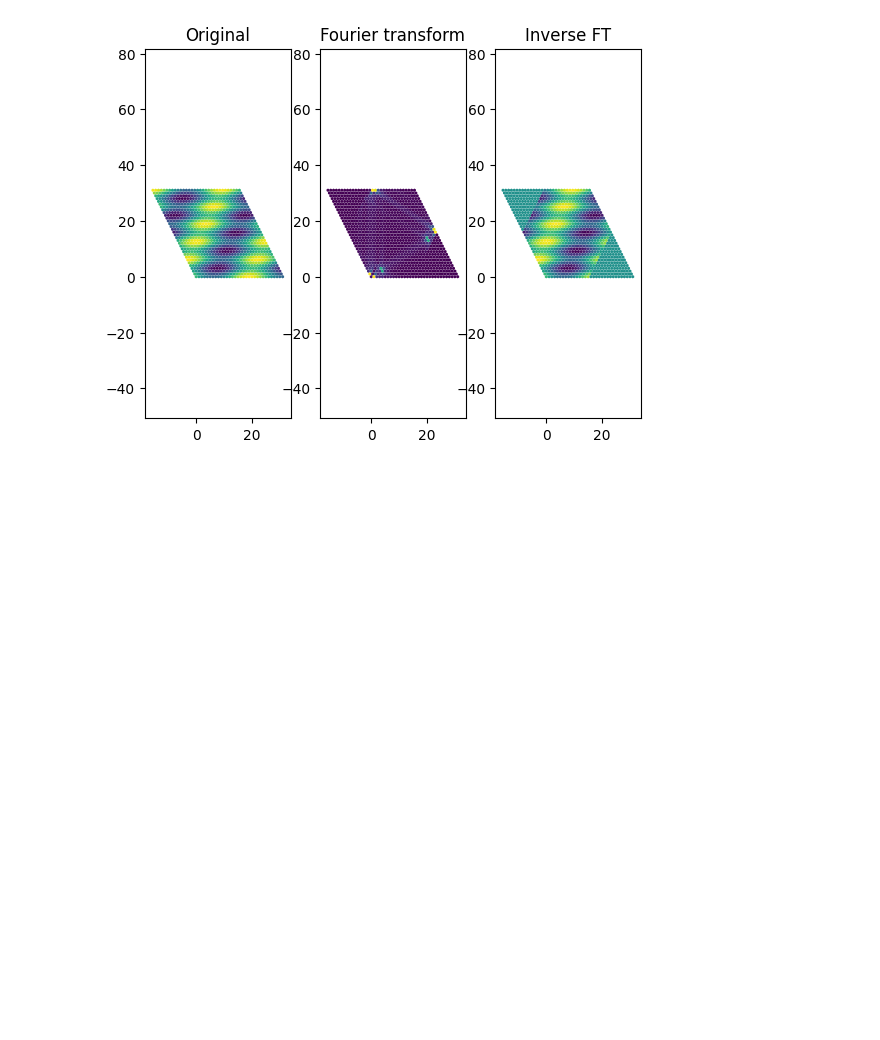
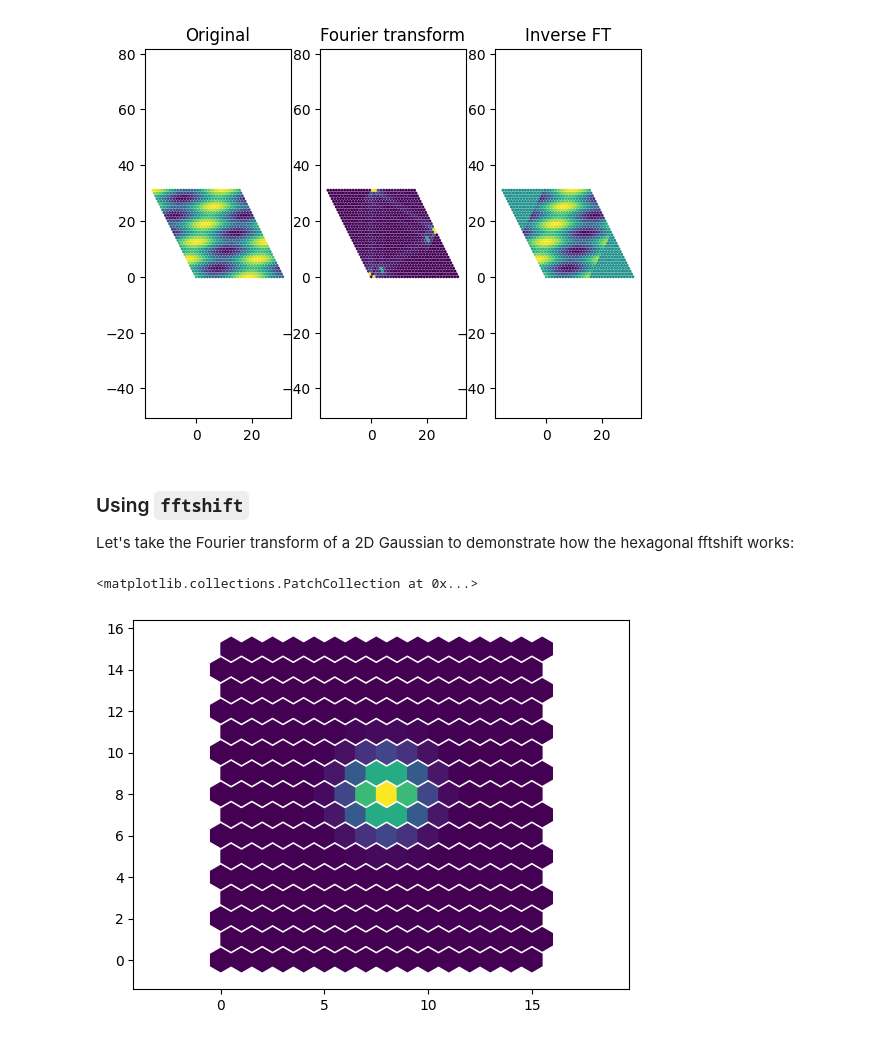
Before and after one commit to chris-langfield/hexfft, a Jupyter notebook: examples/HexagonalPeriodicity.ipynb, the cells around one changed output. Drawn from its saved outputs; the diff is of its cells as text; code cells hidden in the pictures; blank space fills up the shorter version.

Commit message:
update hexag periodicity nb with fftshift

```diff
--- a/examples/HexagonalPeriodicity.ipynb
+++ b/examples/HexagonalPeriodicity.ipynb
@@ -74,3 +81,27 @@ ax[2].set_title("Inverse FT")
 # %% [output]
 Text(0.5, 1.0, 'Inverse FT')
 [figure]
+# %% [markdown]
+### Using `fftshift`
+
+Let's take the Fourier transform of a 2D Gaussian to demonstrate how the hexagonal fftshift works:
+# %%
+from hexfft.utils import fftshift
+from hexfft.array import generate_grid
+
+N = 16
+
+n1, n2 = generate_grid((N, N), "offset")
+n1 /= N
+n2 /= N
+n1 -= 0.5
+n2 -= 0.5
+r = np.sqrt(n1**2 + n2**2)
+
+variance = 0.01
+g = HexArray(np.exp((-(r**2)) / variance))
+
+hexshow(g)
+# %% [output]
+<matplotlib.collections.PatchCollection at 0x...>
+[figure, added]
```
Also changed, not shown: parts of 3 cells of this notebook.
